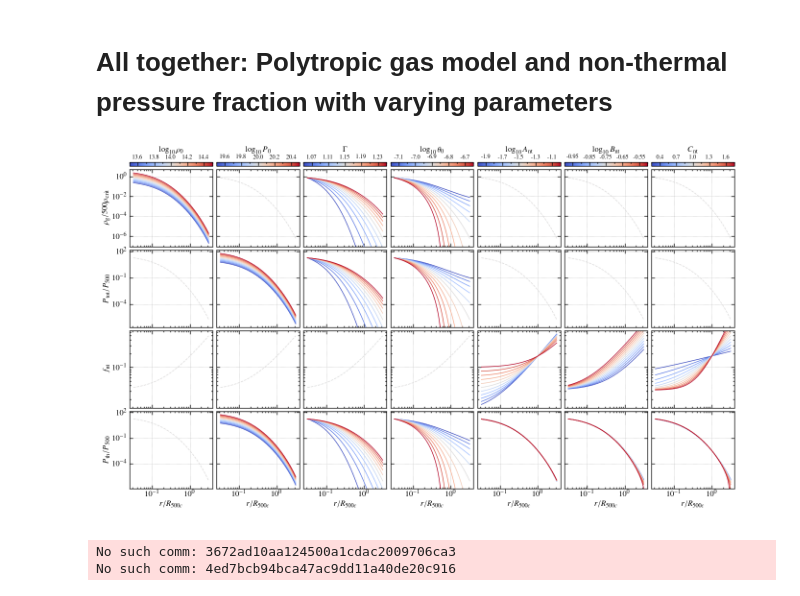
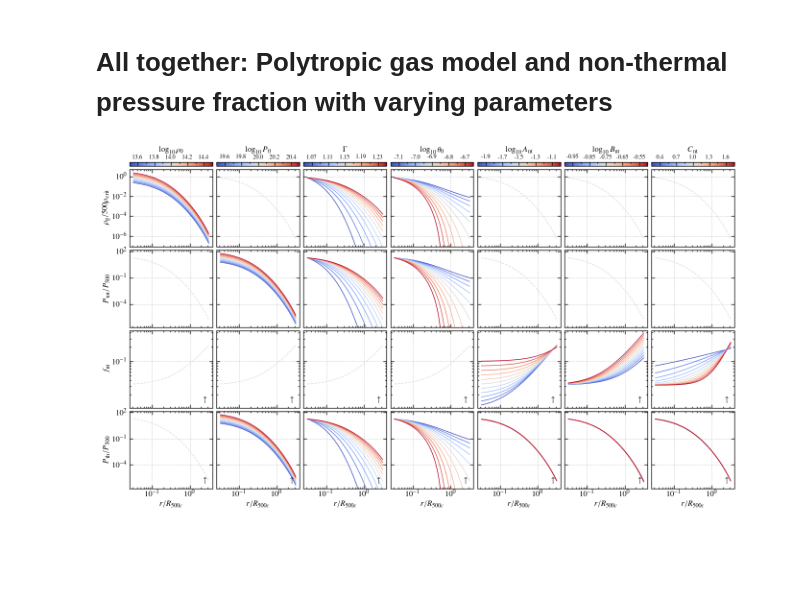
Before and after one commit to fkeruzore/picasso, a Jupyter notebook: docs/notebooks/plot_model_params.ipynb, the cells around one changed output. Drawn from its saved outputs; the diff is of its cells as text; code cells hidden in the pictures; blank space fills up the shorter version.

```diff
--- a/docs/notebooks/plot_model_params.ipynb
+++ b/docs/notebooks/plot_model_params.ipynb
@@ -168,7 +168,7 @@ for i_par_var, p_var in enumerate(param_names):
 
 for ax in axs:
     ax.set_ylim(1e-3, 2e-1)
-    ax.set_xlabel("$r / R_{500c}$")
+    ax.set_xlabel("$r / R_{200m}$")
     ax.xaxis.set_ticks_position("both")
     ax.yaxis.set_ticks_position("both")
     ax.grid(":", zorder=-5)
@@ -230,7 +230,6 @@ p500 = (
 ) * Unit("keV cm-3").to("Msun Mpc-3 km2 s-2")
 
 cmapname="coolwarm"
-plt.close("all")
 fig = plt.figure(figsize=(14, 8))
 gs = mpl.gridspec.GridSpec(5, n_p, height_ratios=[0.05, 0.975, 0.975, 0.975, 0.975])
 cb_axs = [fig.add_subplot(gs[i]) for i in range(n_p)]
@@ -250,7 +249,7 @@ for p in ["rho_0", "P_0", "theta_0", "a", "b"]:
 
 def compute_props(rho_0, P_0, Gamma, theta_0, a, b, c):
     rho, P_tot = polytrop.rho_P_g(phi, rho_0, P_0, Gamma, theta_0)
-    f_nt = nonthermal.f_nt_generic(r_R500c, a, b, c)
+    f_nt = nonthermal.f_nt_generic(r_R500c / 2.5, a, b, c)
     return rho / rho500, P_tot / p500, f_nt, (P_tot / p500) * (1 - f_nt)
 
 fixed_props = compute_props(**par_vec_fix)
@@ -272,35 +271,39 @@ for i_par_var, p_var in enumerate(param_names):
             else:
                 if i_vec == 0:
                     ax.loglog(r_R500c, fixed_props[i_prop], "--", color=cmap.to_rgba(params_fix[p_var]))
 
     cb = fig.colorbar(cmap, cax=cb_axs[i_par_var], orientation="horizontal", location="top")  #, ticks=params_var[p_var][::2])
     cb_axs[i_par_var].set_xticks(params_var[p_var], minor=True)
     cb_axs[i_par_var].set_xticks(params_var[p_var][1::2], np.round(params_var[p_var][1::2], 2), fontsize=9)
     cb.set_label(param_latex[i_par_var])
 
 for i_row, row in enumerate(axs):
     col_ref = [0, 1, 4, 1]
+    ylim = np.array([ax.get_ylim() for ax in row]).flatten()
     for ax in row:
-        ax.set_ylim(*row[col_ref[i_row]].get_ylim())
+        if i_row == 2:
+            ax.set_ylim(ylim.min(), ylim.max())
+        else:
+            ax.set_ylim(*row[col_ref[i_row]].get_ylim())
         if i_row == 3:
             ax.set_xlabel("$r / R_{500c}$")
         else:
             ax.set_xticklabels([])
+        if i_row in [2, 3]:
+            ax.text(2.5, 0.1, "$\\uparrow$", fontsize=12, ha="center", va="center", transform=ax.get_xaxis_transform())
     for ax in row[1:]:
         ax.set_yticklabels([])
 for ax in axs.flatten():
     ax.xaxis.set_ticks_position("both")
     ax.yaxis.set_ticks_position("both")
     ax.grid(":", zorder=-5)
 
 axs[0, 0].set_ylabel("$\\rho_{\\rm g} / 500 \\rho_{\\rm crit}$")
 axs[1, 0].set_ylabel("$P_{\\rm tot} / P_{500}$")
 axs[2, 0].set_ylabel("$f_{\\rm nt}$")
 axs[3, 0].set_ylabel("$P_{\\rm th} / P_{500}$")
 fig.align_labels()
 fig.subplots_adjust(left=0.05, right=0.95, top=0.95, bottom=0.1, hspace=0.05, wspace=0.05)
-fig.savefig("impact_model_params.pdf")
+# fig.savefig("impact_model_params.pdf")
 # %% [output]
-[figure, old version]
+[figure, new version]
-No such comm: 3672ad10aa124500a1cdac2009706ca3
-No such comm: 4ed7bcb94bca47ac9dd11a40de20c916
```
Also changed, not shown: parts of 4 cells of this notebook, 1 other file.
